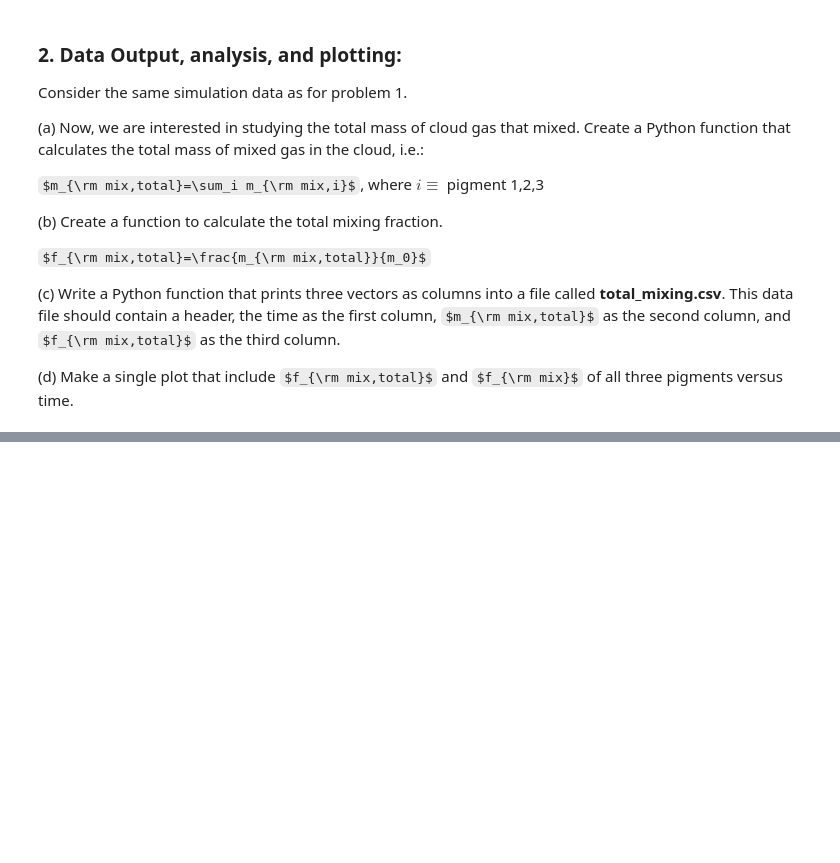
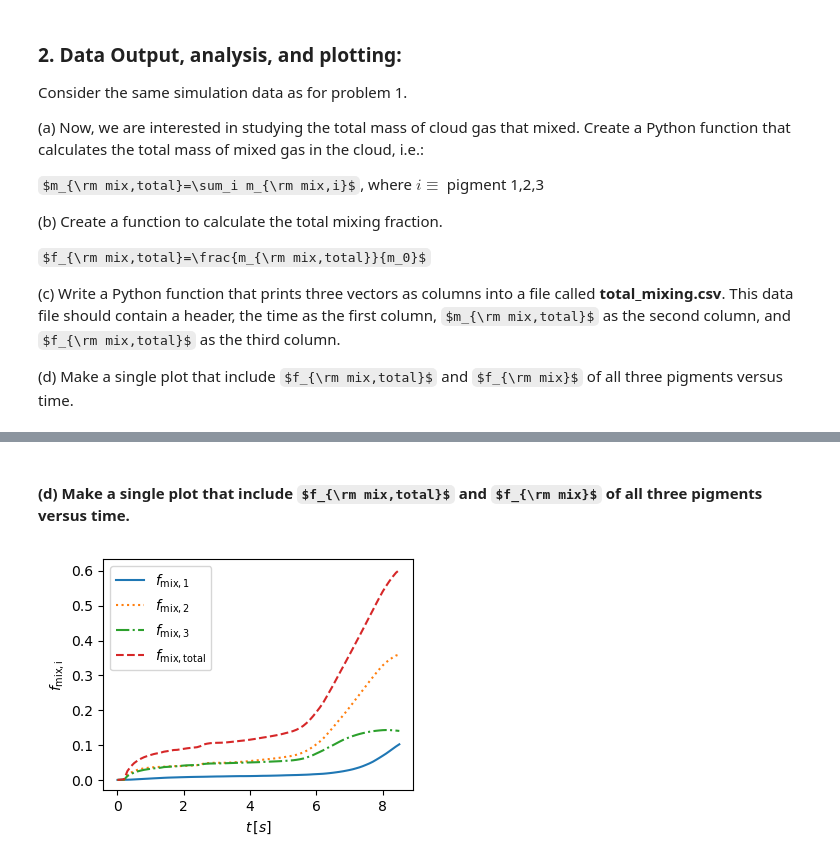
Before and after one commit to wbandabarragan/computational-physics-1, a Jupyter notebook: unit-1/problem-104.ipynb, the cells around one changed output, grey strips where cells are left out. Cells and saved outputs as stored; diff of their text form; code cells hidden in the pictures; some formulas as TeX source; blank space fills up the shorter version.

Commit message:
adding test file

```diff
--- a/unit-1/problem-104.ipynb
+++ b/unit-1/problem-104.ipynb
@@ -165,0 +180,6 @@ $f_{\rm mix,total}=\frac{m_{\rm mix,total}}{m_0}$
+# %%
+# Call funtion
+
+total_mix = total_mass(m1, m2, m3)
+
+print(total_mix)
@@ -165,0 +206,13 @@ $f_{\rm mix,total}=\frac{m_{\rm mix,total}}{m_0}$
+# %%
+def total_mix(in_1, in_2, in_3, m_ini):
+    """
+    Function to calculate the total mixing fraction of mixed gas.
+    Inputs: pigment mixed mass
+    Output: total mixing fraction of mixed gas
+    """
+    return (in_1 + in_2 + in_3)/m_ini
+# %%
+# Test the function
+f_total = total_mix(m1, m2, m3, m_0)
+
+print(f_total[-1])
@@ -165,0 +248,24 @@ $f_{\rm mix,total}=\frac{m_{\rm mix,total}}{m_0}$
+# %% [markdown]
+#### (d) Make a single plot that include $f_{\rm mix,total}$ and $f_{\rm mix}$ of all three pigments versus time.
+# %%
+# Plotting
+# Create figure environment
+plt.figure(figsize=(4,3))
+
+# Plotting with pyplot
+plt.plot(t, f_mix1, linestyle = "-",  label = r"$f_{\rm mix,1}$")
+plt.plot(t, f_mix2, linestyle = ":", label = r"$f_{\rm mix,2}$")
+plt.plot(t, f_mix3, linestyle = "-.",label = r"$f_{\rm mix,3}$")
+plt.plot(t, f_total, linestyle = "--",label = r"$f_{\rm mix,total}$")
+
+# Add legend
+plt.legend(loc = 0)
+
+# Plot customisation
+plt.xlabel(r"$t\,[s]$")
+plt.ylabel(r"$f_{\rm mix, i}$")
+
+# Show graph
+plt.show()
+# %% [output]
+[figure, added]
```
Also changed, not shown: parts of 9 cells of this notebook, 2 other files.
